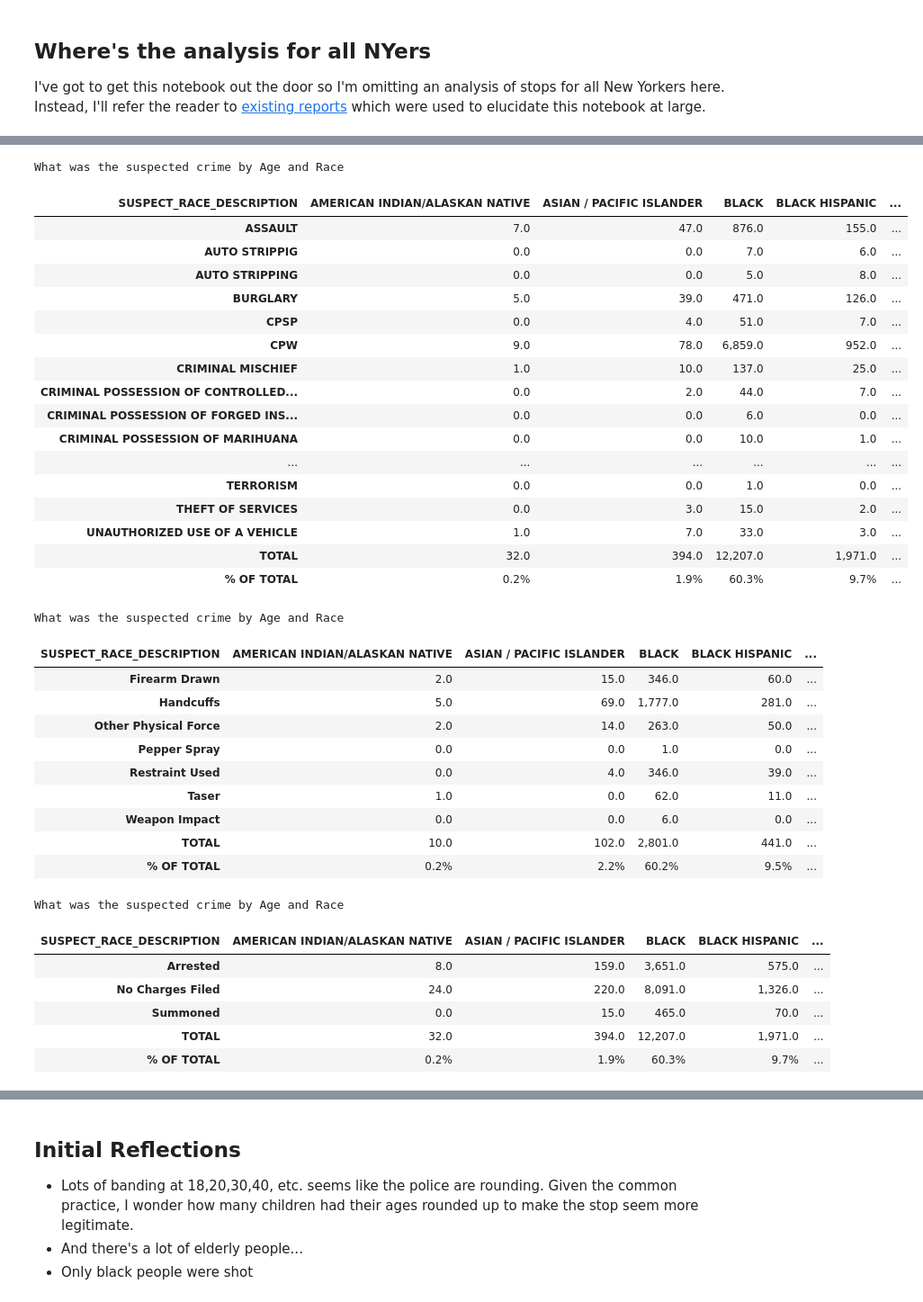
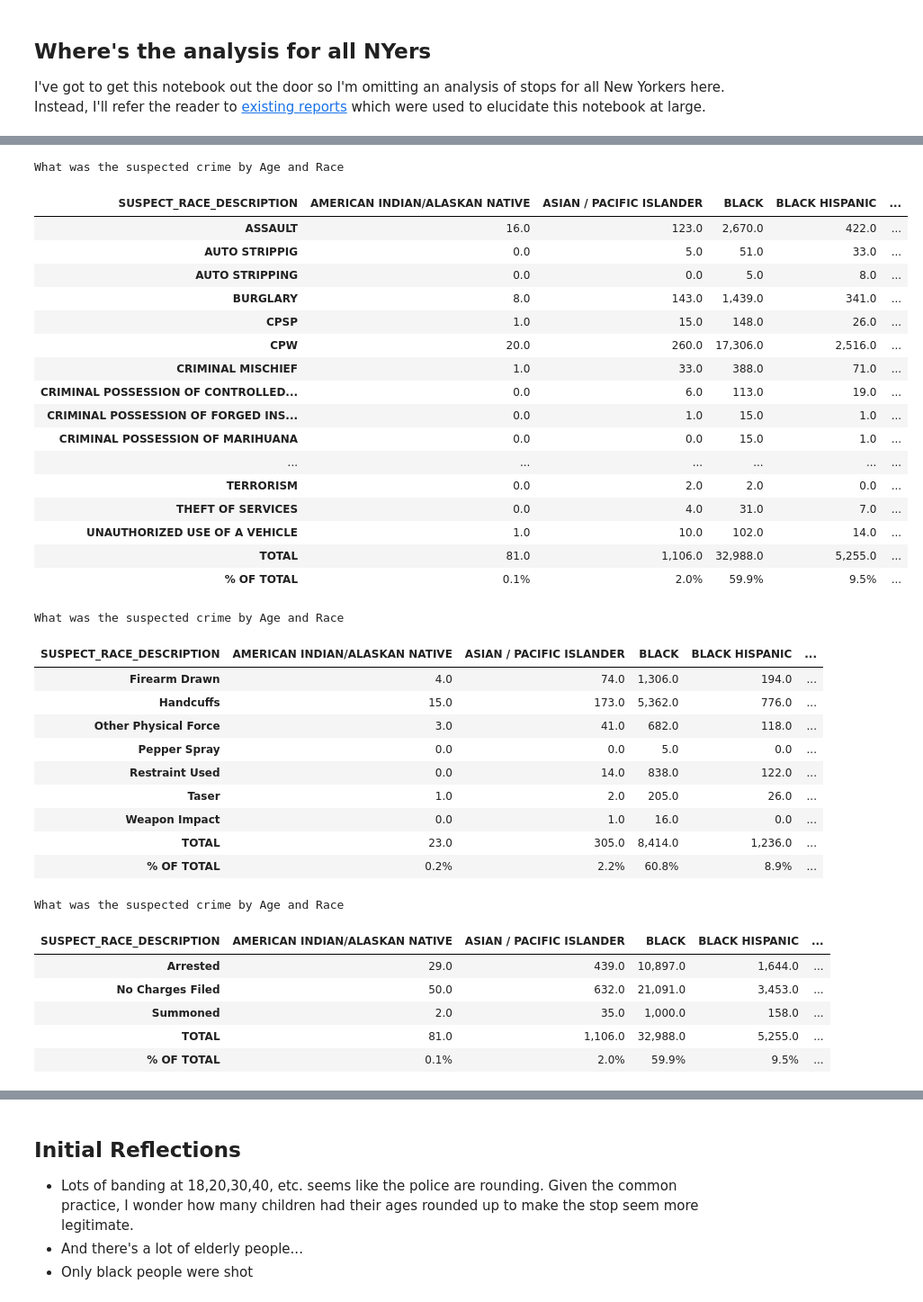
Before and after one commit to gbangban/ml-supervised-kim, a Jupyter notebook: 2. Exploratory Data Analysis.ipynb, the cells around one changed output, grey strips where cells are left out. Shown at 90% size. Cells and saved outputs as stored; diff of their text form; code cells hidden in the pictures.

```diff
--- a/2. Exploratory Data Analysis.ipynb
+++ b/2. Exploratory Data Analysis.ipynb
@@ -726,36 +733,36 @@ What was the suspected crime by Age and Race
 # %%
 full_ny_demo_table = (
-    final_df.groupby(['SUSPECTED_CRIME_DESCRIPTION', 'SUSPECT_RACE_DESCRIPTION'])
+    df.groupby(['SUSPECTED_CRIME_DESCRIPTION', 'SUSPECT_RACE_DESCRIPTION'])
     .size()
     .unstack()
     .fillna(0)
     .astype(int)
 )
 show_demographic_table(full_ny_demo_table, "What was the suspected crime by Age and Race")
 # %% [output]
 What was the suspected crime by Age and Race
 | SUSPECT_RACE_DESCRIPTION | AMERICAN INDIAN/ALASKAN NATIVE | ASIAN / PACIFIC ISLANDER | BLACK | BLACK HISPANIC | ... |
-| ASSAULT | 7.0 | 47.0 | 876.0 | 155.0 | ... |
-| AUTO STRIPPIG | 0.0 | 0.0 | 7.0 | 6.0 | ... |
+| ASSAULT | 16.0 | 123.0 | 2,670.0 | 422.0 | ... |
+| AUTO STRIPPIG | 0.0 | 5.0 | 51.0 | 33.0 | ... |
 | AUTO STRIPPING | 0.0 | 0.0 | 5.0 | 8.0 | ... |
-| BURGLARY | 5.0 | 39.0 | 471.0 | 126.0 | ... |
-| CPSP | 0.0 | 4.0 | 51.0 | 7.0 | ... |
-| CPW | 9.0 | 78.0 | 6,859.0 | 952.0 | ... |
-| CRIMINAL MISCHIEF | 1.0 | 10.0 | 137.0 | 25.0 | ... |
-| CRIMINAL POSSESSION OF CONTROLLED... | 0.0 | 2.0 | 44.0 | 7.0 | ... |
-| CRIMINAL POSSESSION OF FORGED INS... | 0.0 | 0.0 | 6.0 | 0.0 | ... |
-| CRIMINAL POSSESSION OF MARIHUANA | 0.0 | 0.0 | 10.0 | 1.0 | ... |
+| BURGLARY | 8.0 | 143.0 | 1,439.0 | 341.0 | ... |
+| CPSP | 1.0 | 15.0 | 148.0 | 26.0 | ... |
+| CPW | 20.0 | 260.0 | 17,306.0 | 2,516.0 | ... |
+| CRIMINAL MISCHIEF | 1.0 | 33.0 | 388.0 | 71.0 | ... |
+| CRIMINAL POSSESSION OF CONTROLLED... | 0.0 | 6.0 | 113.0 | 19.0 | ... |
+| CRIMINAL POSSESSION OF FORGED INS... | 0.0 | 1.0 | 15.0 | 1.0 | ... |
+| CRIMINAL POSSESSION OF MARIHUANA | 0.0 | 0.0 | 15.0 | 1.0 | ... |
 | ... | ... | ... | ... | ... | ... |
-| TERRORISM | 0.0 | 0.0 | 1.0 | 0.0 | ... |
-| THEFT OF SERVICES | 0.0 | 3.0 | 15.0 | 2.0 | ... |
-| UNAUTHORIZED USE OF A VEHICLE | 1.0 | 7.0 | 33.0 | 3.0 | ... |
-| TOTAL | 32.0 | 394.0 | 12,207.0 | 1,971.0 | ... |
-| % OF TOTAL | 0.2% | 1.9% | 60.3% | 9.7% | ... |
+| TERRORISM | 0.0 | 2.0 | 2.0 | 0.0 | ... |
+| THEFT OF SERVICES | 0.0 | 4.0 | 31.0 | 7.0 | ... |
+| UNAUTHORIZED USE OF A VEHICLE | 1.0 | 10.0 | 102.0 | 14.0 | ... |
+| TOTAL | 81.0 | 1,106.0 | 32,988.0 | 5,255.0 | ... |
+| % OF TOTAL | 0.1% | 2.0% | 59.9% | 9.5% | ... |
 # %%
 # Filtering out the no force values since they are the majority for all races, note that its ~1/5th of the cleaned df
 
 full_ny_demo_table = (
-    final_df[final_df['FORCE_TYPE'] != "No Force"].groupby(['FORCE_TYPE', 'SUSPECT_RACE_DESCRIPTION'])
+    df[df['FORCE_TYPE'] != "No Force"].groupby(['FORCE_TYPE', 'SUSPECT_RACE_DESCRIPTION'])
     .size()
     .unstack()
     .fillna(0)
@@ -766,20 +773,20 @@ show_demographic_table(full_ny_demo_table, "What was the suspected crime by Age
 # %% [output]
 What was the suspected crime by Age and Race
 | SUSPECT_RACE_DESCRIPTION | AMERICAN INDIAN/ALASKAN NATIVE | ASIAN / PACIFIC ISLANDER | BLACK | BLACK HISPANIC | ... |
-| Firearm Drawn | 2.0 | 15.0 | 346.0 | 60.0 | ... |
-| Handcuffs | 5.0 | 69.0 | 1,777.0 | 281.0 | ... |
-| Other Physical Force | 2.0 | 14.0 | 263.0 | 50.0 | ... |
-| Pepper Spray | 0.0 | 0.0 | 1.0 | 0.0 | ... |
-| Restraint Used | 0.0 | 4.0 | 346.0 | 39.0 | ... |
-| Taser | 1.0 | 0.0 | 62.0 | 11.0 | ... |
-| Weapon Impact | 0.0 | 0.0 | 6.0 | 0.0 | ... |
-| TOTAL | 10.0 | 102.0 | 2,801.0 | 441.0 | ... |
-| % OF TOTAL | 0.2% | 2.2% | 60.2% | 9.5% | ... |
+| Firearm Drawn | 4.0 | 74.0 | 1,306.0 | 194.0 | ... |
+| Handcuffs | 15.0 | 173.0 | 5,362.0 | 776.0 | ... |
+| Other Physical Force | 3.0 | 41.0 | 682.0 | 118.0 | ... |
+| Pepper Spray | 0.0 | 0.0 | 5.0 | 0.0 | ... |
+| Restraint Used | 0.0 | 14.0 | 838.0 | 122.0 | ... |
+| Taser | 1.0 | 2.0 | 205.0 | 26.0 | ... |
+| Weapon Impact | 0.0 | 1.0 | 16.0 | 0.0 | ... |
+| TOTAL | 23.0 | 305.0 | 8,414.0 | 1,236.0 | ... |
+| % OF TOTAL | 0.2% | 2.2% | 60.8% | 8.9% | ... |
 # %%
 # Filtering out the no force values since they are the majority for all races, note that its ~1/5th of the cleaned df
 
 full_ny_demo_table = (
-    final_df.groupby(['OUTCOME_OF_STOP', 'SUSPECT_RACE_DESCRIPTION'])
+    df.groupby(['OUTCOME_OF_STOP', 'SUSPECT_RACE_DESCRIPTION'])
     .size()
     .unstack()
     .fillna(0)
@@ -790,9 +797,9 @@ show_demographic_table(full_ny_demo_table, "What was the suspected crime by Age
 # %% [output]
 What was the suspected crime by Age and Race
 | SUSPECT_RACE_DESCRIPTION | AMERICAN INDIAN/ALASKAN NATIVE | ASIAN / PACIFIC ISLANDER | BLACK | BLACK HISPANIC | ... |
-| Arrested | 8.0 | 159.0 | 3,651.0 | 575.0 | ... |
-| No Charges Filed | 24.0 | 220.0 | 8,091.0 | 1,326.0 | ... |
-| Summoned | 0.0 | 15.0 | 465.0 | 70.0 | ... |
-| TOTAL | 32.0 | 394.0 | 12,207.0 | 1,971.0 | ... |
-| % OF TOTAL | 0.2% | 1.9% | 60.3% | 9.7% | ... |
+| Arrested | 29.0 | 439.0 | 10,897.0 | 1,644.0 | ... |
+| No Charges Filed | 50.0 | 632.0 | 21,091.0 | 3,453.0 | ... |
+| Summoned | 2.0 | 35.0 | 1,000.0 | 158.0 | ... |
+| TOTAL | 81.0 | 1,106.0 | 32,988.0 | 5,255.0 | ... |
+| % OF TOTAL | 0.1% | 2.0% | 59.9% | 9.5% | ... |
 # %%
```
Also changed, not shown: parts of 26 cells of this notebook.
